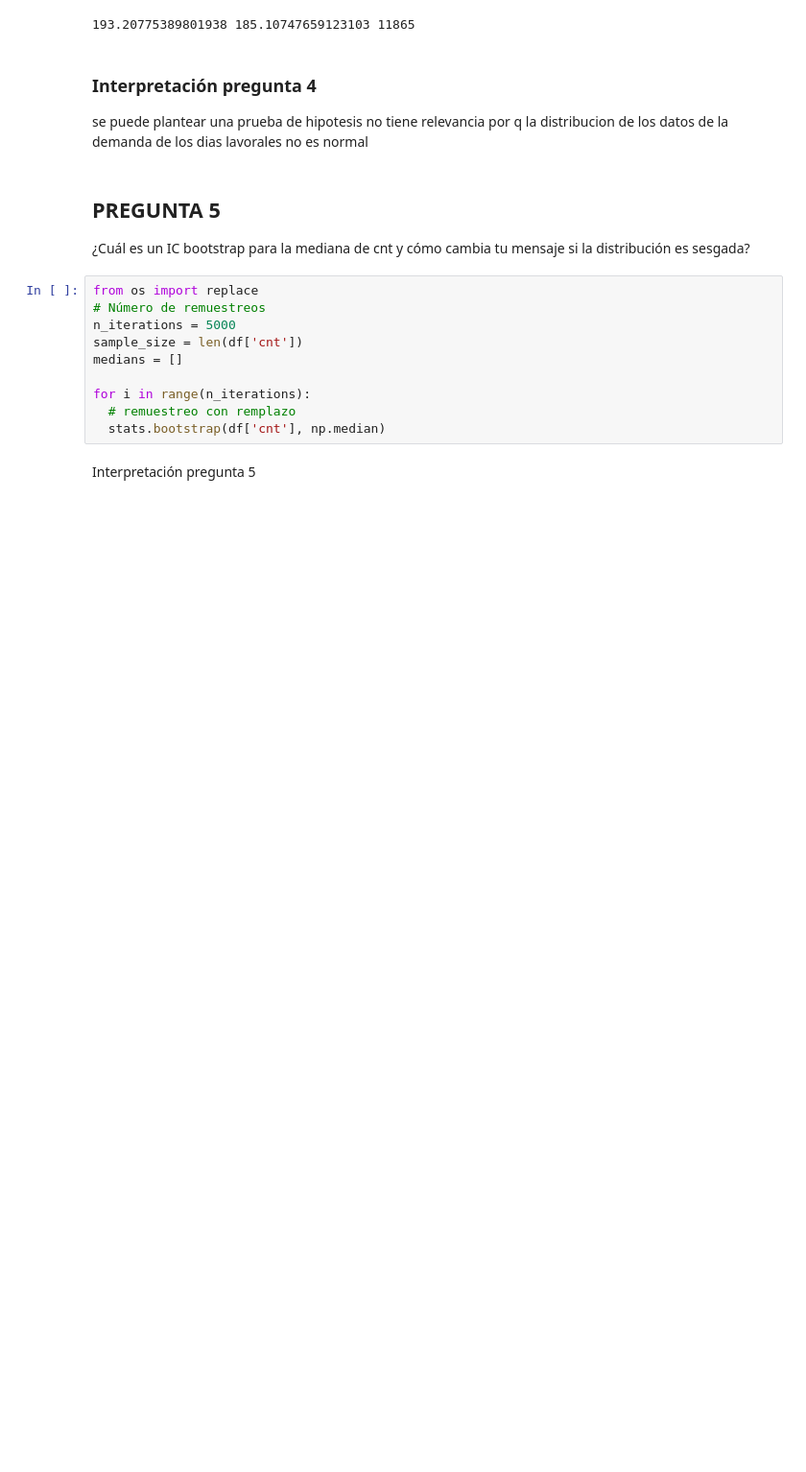
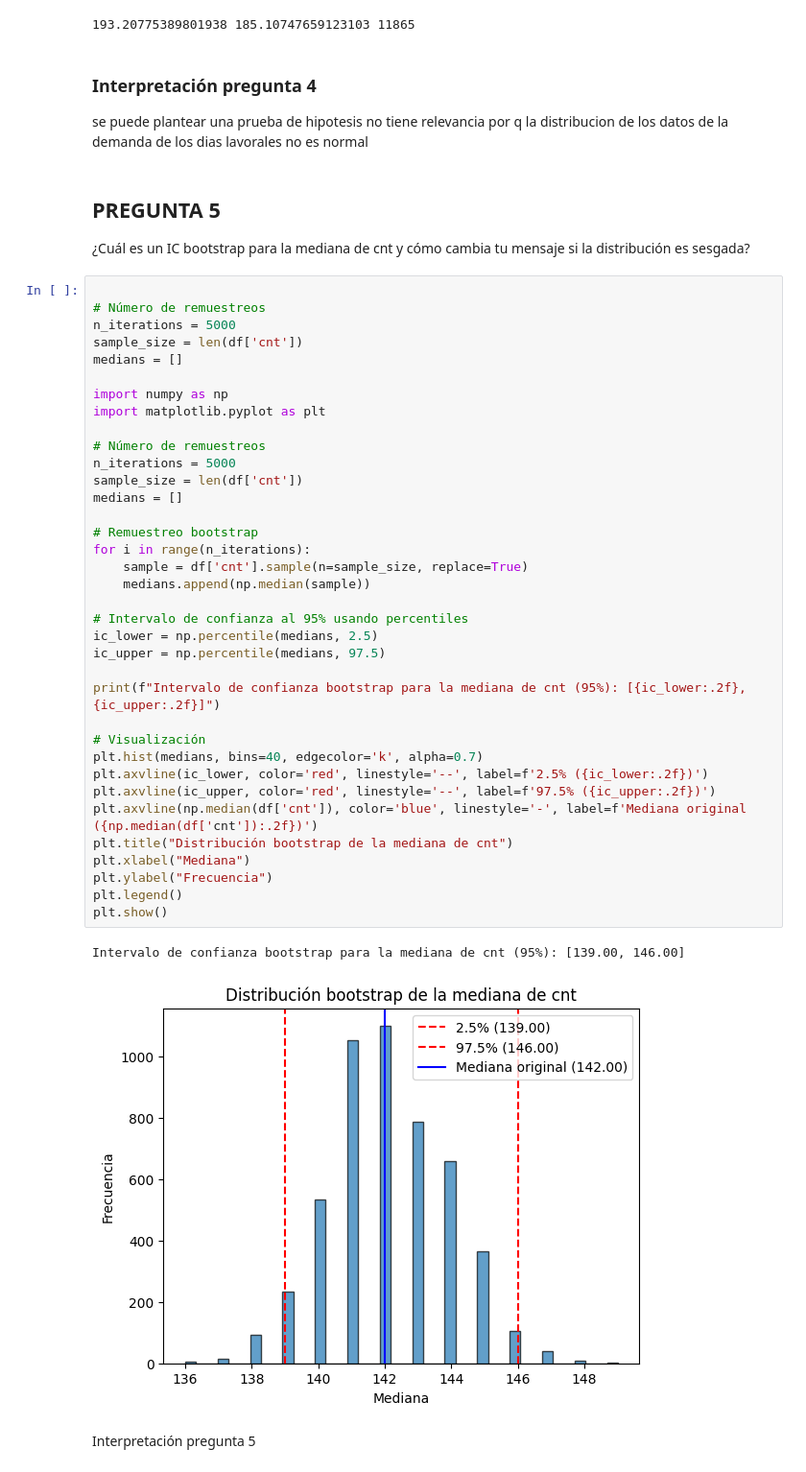
Before and after one commit to juansraigosoi-ecci/bici-al-trabajo-2026, a Jupyter notebook: Taller2_Sebastian_Raigoso_Laura_Gonzalez_Rubiel_Garcia.ipynb, the cells around one changed output. Shown at 96% size. Cells and saved outputs as stored; diff of their text form; blank space fills up the shorter version.

```diff
--- a/Taller2_Sebastian_Raigoso_Laura_Gonzalez_Rubiel_Garcia.ipynb
+++ b/Taller2_Sebastian_Raigoso_Laura_Gonzalez_Rubiel_Garcia.ipynb
@@ -222,15 +222,44 @@ se puede plantear una prueba de hipotesis no tiene relevancia por q la distribuc
 # %% [markdown]
 ## **PREGUNTA 5**
 ¿Cuál es un IC bootstrap para la mediana de cnt y cómo cambia tu mensaje si la distribución es sesgada?
-# %%
-from os import replace
-# Número de remuestreos
-n_iterations = 5000
-sample_size = len(df['cnt'])
-medians = []
-
-for i in range(n_iterations):
-  # remuestreo con remplazo
-  stats.bootstrap(df['cnt'], np.median)
+# %%
+
+# Número de remuestreos
+n_iterations = 5000
+sample_size = len(df['cnt'])
+medians = []
+
+import numpy as np
+import matplotlib.pyplot as plt
+
+# Número de remuestreos
+n_iterations = 5000
+sample_size = len(df['cnt'])
+medians = []
+
+# Remuestreo bootstrap
+for i in range(n_iterations):
+    sample = df['cnt'].sample(n=sample_size, replace=True)
+    medians.append(np.median(sample))
+
+# Intervalo de confianza al 95% usando percentiles
+ic_lower = np.percentile(medians, 2.5)
+ic_upper = np.percentile(medians, 97.5)
+
+print(f"Intervalo de confianza bootstrap para la mediana de cnt (95%): [{ic_lower:.2f}, {ic_upper:.2f}]")
+
+# Visualización
+plt.hist(medians, bins=40, edgecolor='k', alpha=0.7)
+plt.axvline(ic_lower, color='red', linestyle='--', label=f'2.5% ({ic_lower:.2f})')
+plt.axvline(ic_upper, color='red', linestyle='--', label=f'97.5% ({ic_upper:.2f})')
+plt.axvline(np.median(df['cnt']), color='blue', linestyle='-', label=f'Mediana original ({np.median(df['cnt']):.2f})')
+plt.title("Distribución bootstrap de la mediana de cnt")
+plt.xlabel("Mediana")
+plt.ylabel("Frecuencia")
+plt.legend()
+plt.show()
+# %% [output]
+Intervalo de confianza bootstrap para la mediana de cnt (95%): [139.00, 146.00]
+[figure, added]
 # %% [markdown]
 Interpretación pregunta 5
```
